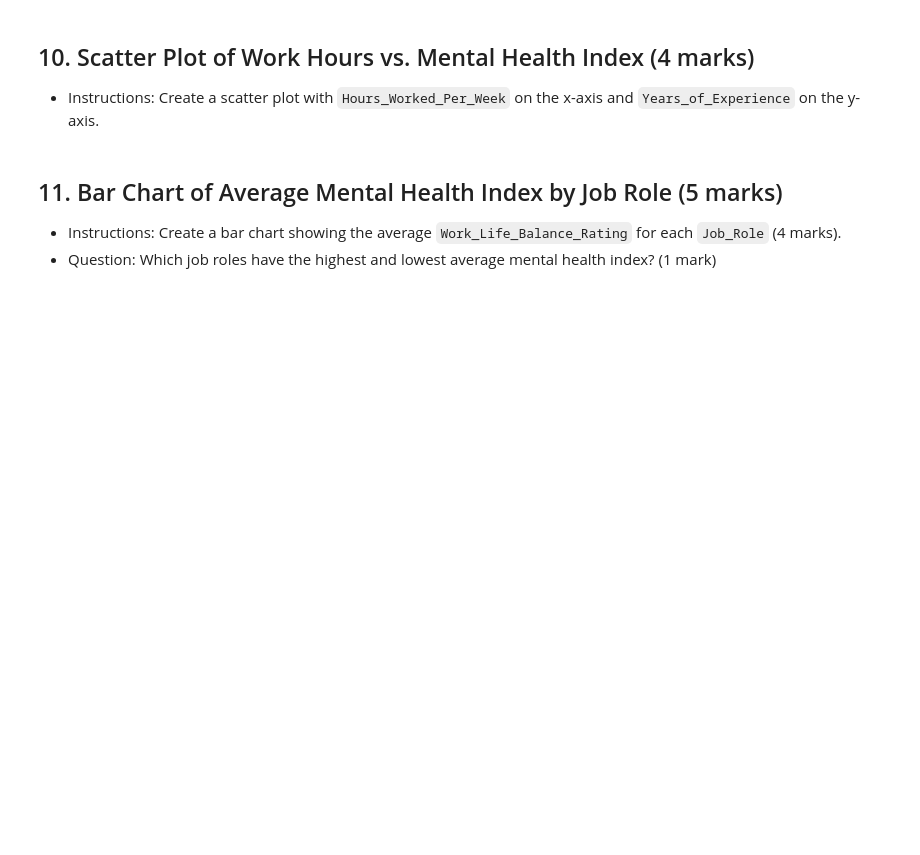
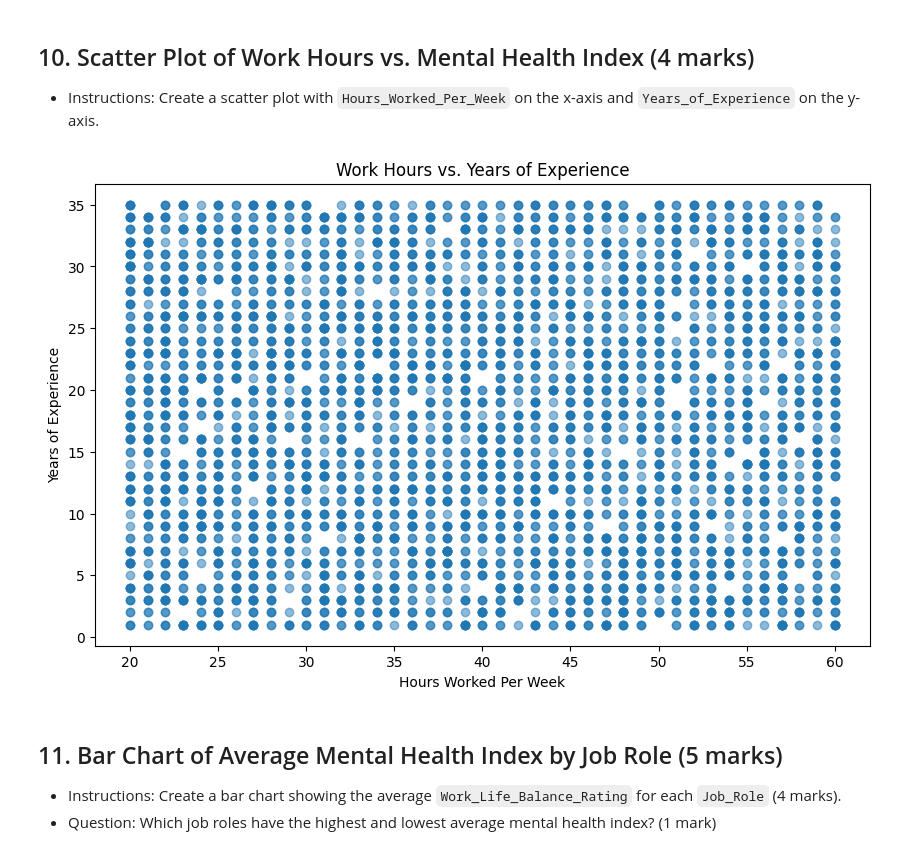
Before and after one commit to Bulushi9/PythonDA-course, a Jupyter notebook: Copy_of_Data_Analytics_with_Python_Assessment.ipynb, the cells around one changed output. Drawn from its saved outputs; the diff is of its cells as text; code cells hidden in the pictures; blank space fills up the shorter version.

```diff
--- a/Copy_of_Data_Analytics_with_Python_Assessment.ipynb
+++ b/Copy_of_Data_Analytics_with_Python_Assessment.ipynb
@@ -210,3 +264,12 @@ Instructions: Use individual commands to find the statistical summary.
+# %%
+plt.figure(figsize=(10, 6))
+plt.scatter(data['Hours_Worked_Per_Week'], data['Years_of_Experience'], alpha=0.5)
+plt.title('Work Hours vs. Years of Experience')
+plt.xlabel('Hours Worked Per Week')
+plt.ylabel('Years of Experience')
+plt.show()
+# %% [output]
+[figure, added]
 # %% [markdown]
 ## 11. Bar Chart of Average Mental Health Index by Job Role (5 marks)
 - Instructions: Create a bar chart showing the average `Work_Life_Balance_Rating` for each `Job_Role` (4 marks).
```
Also changed, not shown: parts of 37 cells of this notebook.
